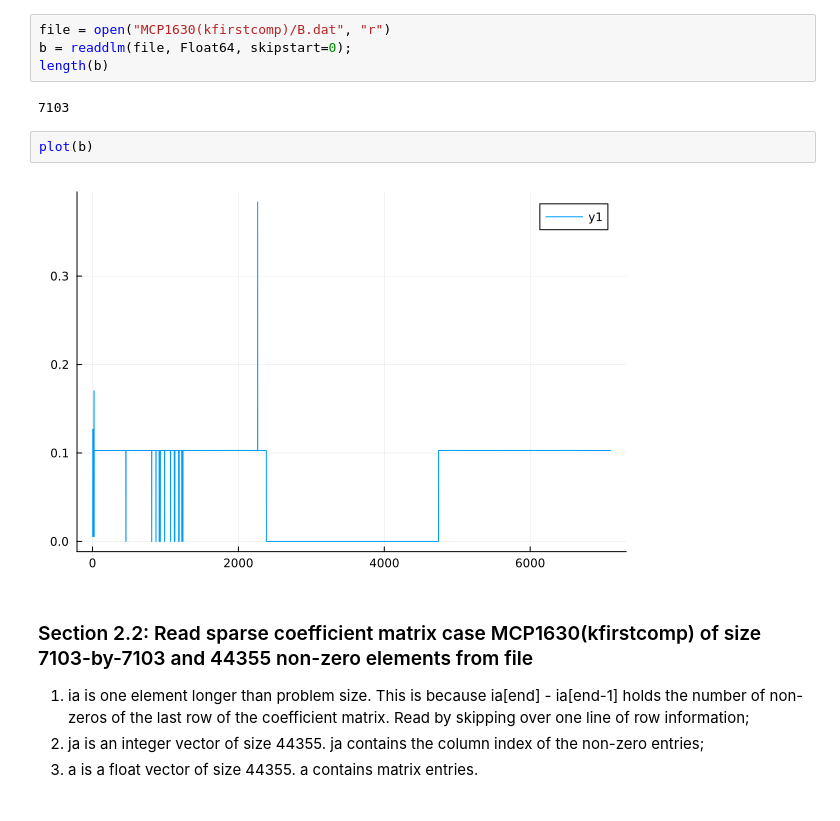
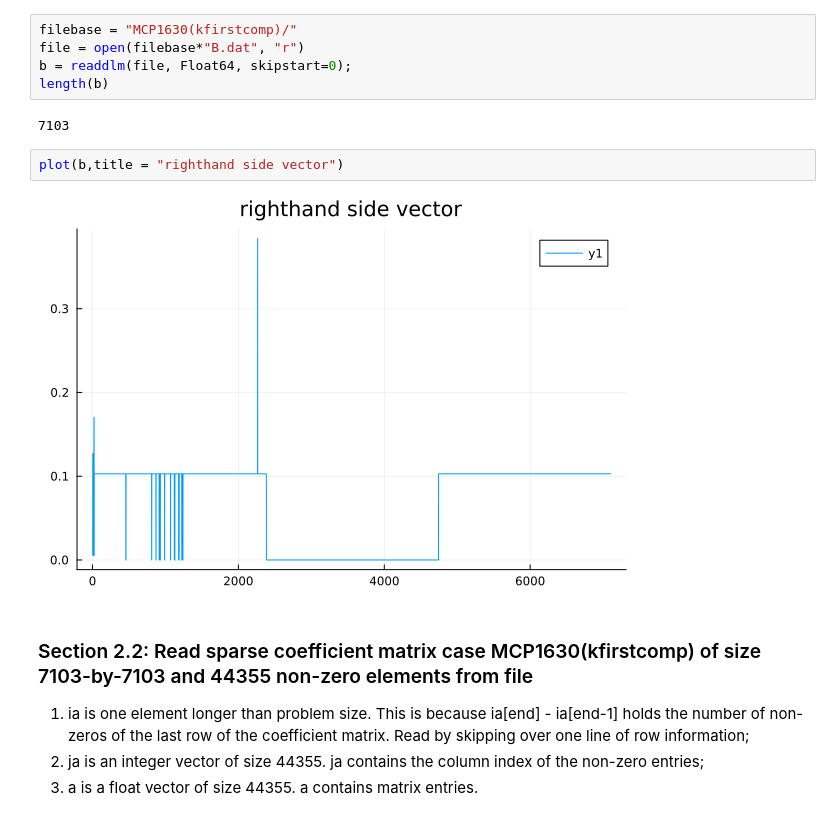
Before and after one commit to ziolai/finite_element_electrical_engineering, a Jupyter notebook: project-based-assignment/linear-solve/readme.ipynb, the cells around one changed output. Saved outputs shown, nothing was run; the diff lists cells and outputs as text.

```diff
--- a/project-based-assignment/linear-solve/readme.ipynb
+++ b/project-based-assignment/linear-solve/readme.ipynb
@@ -32,15 +32,16 @@ The goal of the project is to replace a commercial [algebraic multigrid (AMG)](h
 ### Section 1.2: Read RHS vector (case MCP1630(kfirstcomp) of size 7103)
 Skip over first line to skip size information.
 # %%
-file = open("MCP1630(kfirstcomp)/B.dat", "r")
+filebase = "MCP1630(kfirstcomp)/"
+file = open(filebase*"B.dat", "r")
 b = readdlm(file, Float64, skipstart=0);
 length(b)
 # %% [output]
 7103
 # %%
-plot(b)
+plot(b,title = "righthand side vector")
 # %% [output]
-[figure, old version]
+[figure, new version]
 # %% [markdown]
 ### Section 2.2: Read sparse coefficient matrix case MCP1630(kfirstcomp) of size 7103-by-7103 and 44355 non-zero elements from file
 1. ia is one element longer than problem size. This is because ia[end] - ia[end-1] holds the number of non-zeros of the last row of the coefficient matrix. Read by skipping over one line of row information;
```
Also changed, not shown: parts of 15 cells of this notebook.
